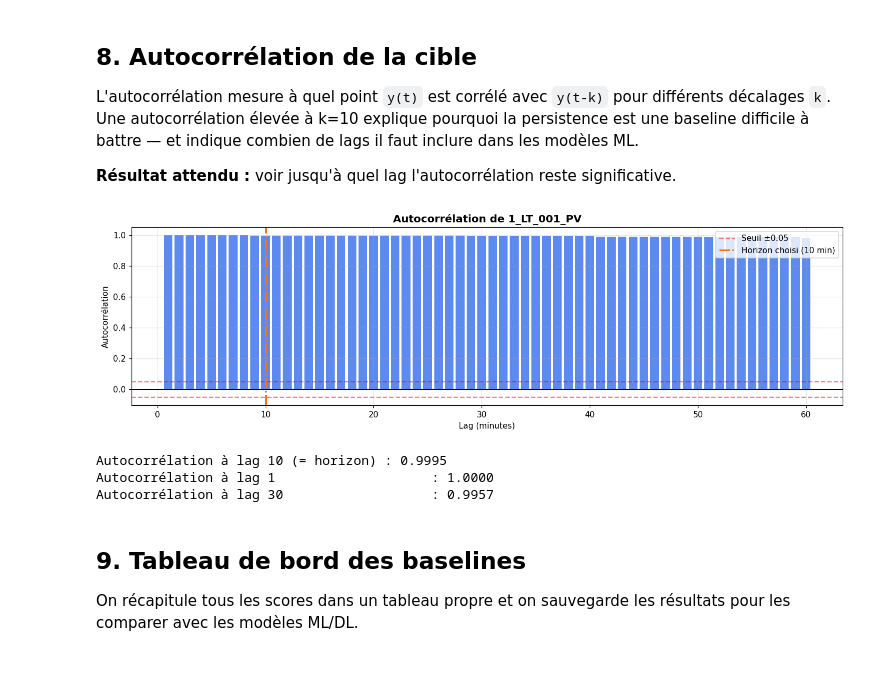
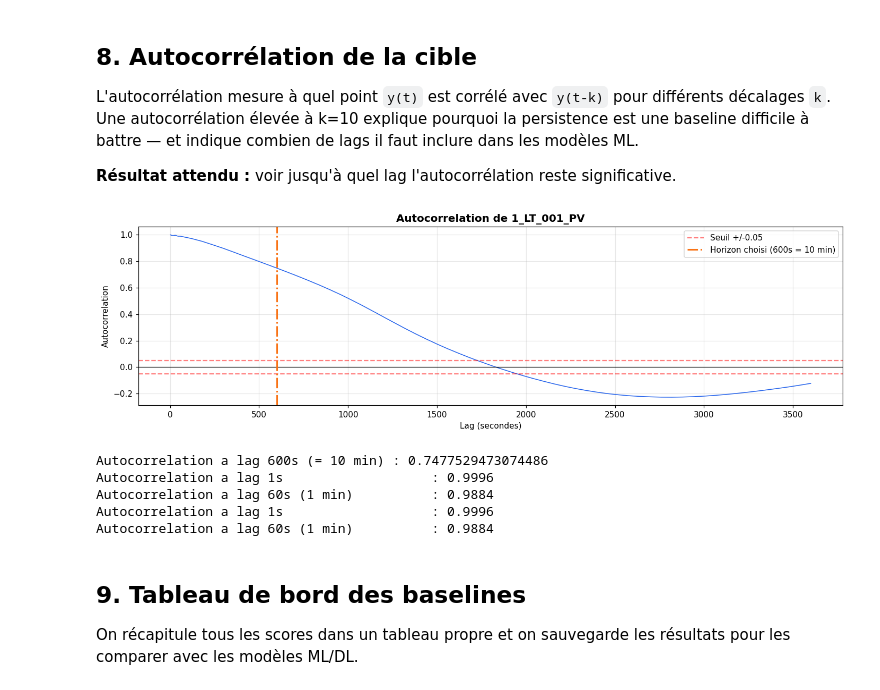
Before and after one commit to brmuloot/Actemium, a Jupyter notebook: baseline.ipynb, the cells around one changed output. Drawn from its saved outputs; the diff is of its cells as text; code cells hidden in the pictures.

```diff
--- a/baseline.ipynb
+++ b/baseline.ipynb
@@ -21,13 +21,13 @@ import matplotlib.pyplot as plt
 import matplotlib.dates as mdates
 import joblib
 import warnings
-warnings.filterwarnings('ignore')
+warnings.filterwarnings("ignore")
 
 %matplotlib inline
-plt.rcParams['figure.dpi'] = 110
+plt.rcParams["figure.dpi"] = 110
 
-HORIZON = 10   # doit correspondre à ce qui a été utilisé dans le préprocessing
-SAVE_DIR = 'preprocessed'
+HORIZON = 600   # 10 minutes en secondes (données à 1Hz)
+SAVE_DIR = "preprocessed"
 # %%
 # Chargement des données tabulaires produites à l'étape 2
 X_train = np.load(f'{SAVE_DIR}/X_train.npy')
@@ -264,36 +262,41 @@ Une autocorrélation élevée à k=10 explique pourquoi la persistence est une b
 # %%
 from pandas.plotting import autocorrelation_plot
 
 target_series_clean = df_raw[TARGET].dropna()
 
-# Calcul manuel des autocorrélations jusqu'à 60 lags
-max_lag = 60
-lags_range = range(1, max_lag + 1)
-autocorrs = [target_series_clean.autocorr(lag=k) for k in lags_range]
+# Lags en secondes — on calcule jusqu'a 3600s (1h)
+# On echantillonne pour ne pas calculer 3600 autocorrelations
+lags_sec = list(range(1, 61)) + list(range(120, 3601, 60))  # 1-60s puis chaque minute
+autocorrs = [target_series_clean.autocorr(lag=k) for k in lags_sec]
 
 fig, ax = plt.subplots(figsize=(13, 4))
-ax.bar(list(lags_range), autocorrs, color='#2563EB', alpha=0.75, width=0.8)
-ax.axhline(0, color='black', linewidth=0.8)
-ax.axhline(0.05,  color='red', linestyle='--', alpha=0.5, label='Seuil ±0.05')
-ax.axhline(-0.05, color='red', linestyle='--', alpha=0.5)
-ax.axvline(HORIZON, color='#F97316', linewidth=2, linestyle='-.',
-           label=f'Horizon choisi ({HORIZON} min)')
-ax.set_xlabel('Lag (minutes)')
-ax.set_ylabel('Autocorrélation')
-ax.set_title('Autocorrélation de 1_LT_001_PV', fontsize=13, fontweight='bold')
+ax.plot(lags_sec, autocorrs, color="#2563EB", linewidth=1)
+ax.axhline(0, color="black", linewidth=0.8)
+ax.axhline(0.05,  color="red", linestyle="--", alpha=0.5, label="Seuil +/-0.05")
+ax.axhline(-0.05, color="red", linestyle="--", alpha=0.5)
+ax.axvline(HORIZON, color="#F97316", linewidth=2, linestyle="-.",
+           label=f"Horizon choisi ({HORIZON}s = 10 min)")
+ax.set_xlabel("Lag (secondes)")
+ax.set_ylabel("Autocorrelation")
+ax.set_title("Autocorrelation de 1_LT_001_PV", fontsize=13, fontweight="bold")
 ax.legend()
 ax.grid(True, alpha=0.3)
 plt.tight_layout()
 plt.show()
 
-print(f"Autocorrélation à lag {HORIZON} (= horizon) : {autocorrs[HORIZON-1]:.4f}")
-print(f"Autocorrélation à lag 1                    : {autocorrs[0]:.4f}")
-print(f"Autocorrélation à lag 30                   : {autocorrs[29]:.4f}")
+val_horizon = autocorrs[lags_sec.index(HORIZON)] if HORIZON in lags_sec else 'N/A'
+print(f"Autocorrelation a lag {HORIZON}s (= 10 min) : {val_horizon}")
+print(f"Autocorrelation a lag 1s                   : {autocorrs[0]:.4f}")
+print(f"Autocorrelation a lag 60s (1 min)          : {autocorrs[59]:.4f}")
+print(f"Autocorrelation a lag 1s                   : {autocorrs[0]:.4f}")
+print(f"Autocorrelation a lag 60s (1 min)          : {autocorrs[59]:.4f}")
 # %% [output]
-[figure, old version]
+[figure, new version]
-Autocorrélation à lag 10 (= horizon) : 0.9995
-Autocorrélation à lag 1                    : 1.0000
-Autocorrélation à lag 30                   : 0.9957
+Autocorrelation a lag 600s (= 10 min) : 0.7477529473074486
+Autocorrelation a lag 1s                   : 0.9996
+Autocorrelation a lag 60s (1 min)          : 0.9884
+Autocorrelation a lag 1s                   : 0.9996
+Autocorrelation a lag 60s (1 min)          : 0.9884
 # %% [markdown]
 ## 9. Tableau de bord des baselines
 
```
Also changed, not shown: parts of 7 cells of this notebook, 26 other files.
